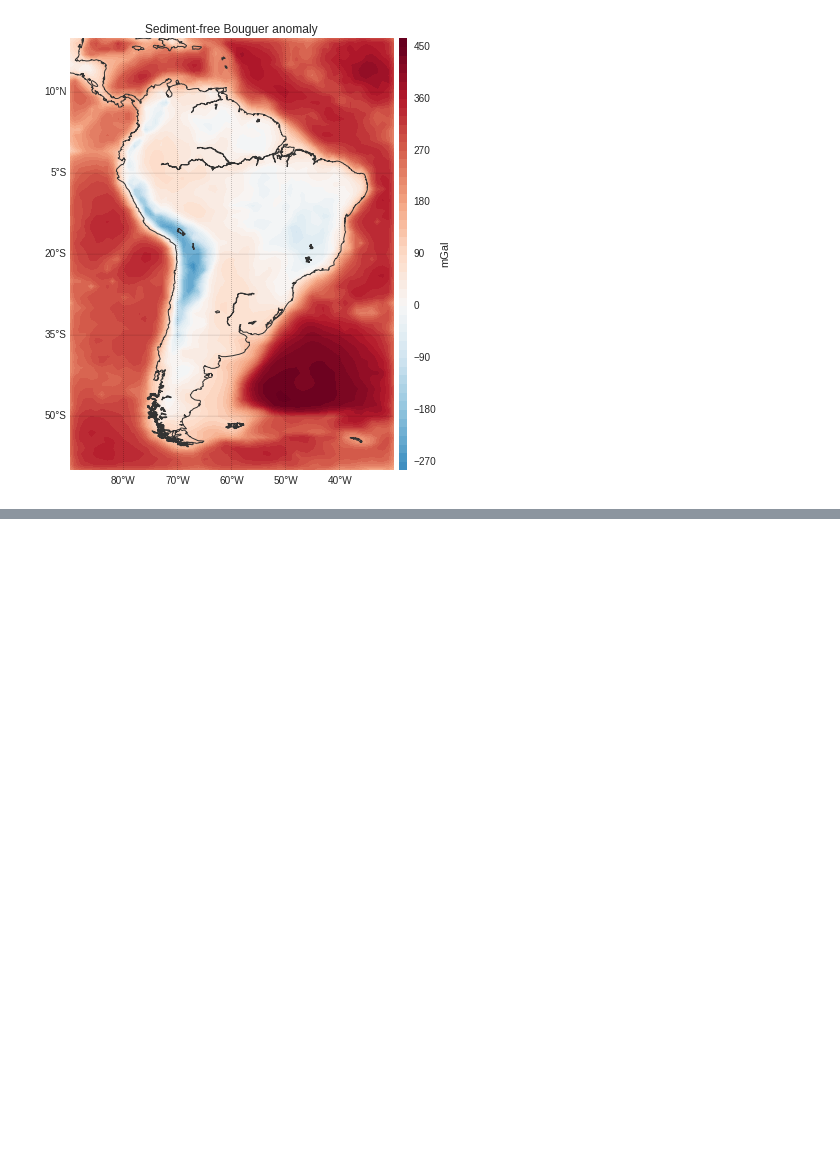
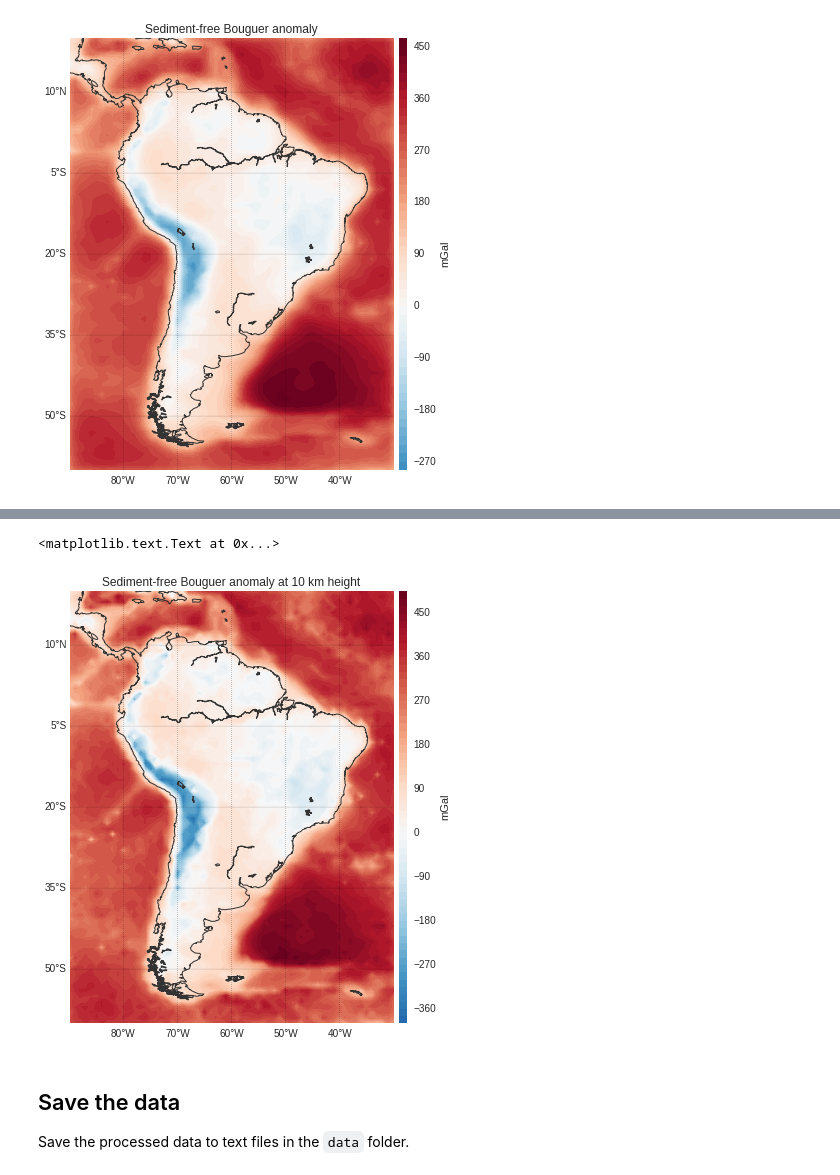
Before and after one commit to pinga-lab/paper-moho-inversion-tesseroids, a Jupyter notebook: notebooks/south-america-gravity-data.ipynb, the cells around one changed output, grey strips where cells are left out. Cells and saved outputs as stored; diff of their text form; code cells hidden in the pictures; blank space fills up the shorter version.

Commit message:
Process the 10km height data as well

```diff
--- a/notebooks/south-america-gravity-data.ipynb
+++ b/notebooks/south-america-gravity-data.ipynb
@@ -255,3 +265,22 @@ plt.title('Sediment-free Bouguer anomaly')
+# %%
+bouguer10 = disturbance10 - topo_effect10
+# %%
+sed_effects10 = [tesseroid.gz(lon, lat, height10, list(layer.tesseroids), njobs=ncpu)
+                 for layer in layers]
+# %%
+total_sediment_effect10 = np.sum(sed_effects10, axis=0)
+# %%
+sedfree_bouguer10 = bouguer10 - total_sediment_effect10
+# %%
+plot_data(lat, lon, sedfree_bouguer10, shape, cmap='RdBu_r')
+plt.title('Sediment-free Bouguer anomaly at 10 km height')
+# %% [output]
+<matplotlib.text.Text at 0x...>
+[figure, added]
+# %% [markdown]
+## Save the data
+
+Save the processed data to text files in the `data` folder.
 # %%
 header = """# shape:
 # {nlat} {nlon}
```
Also changed, not shown: parts of 7 cells of this notebook, 1 other file.
